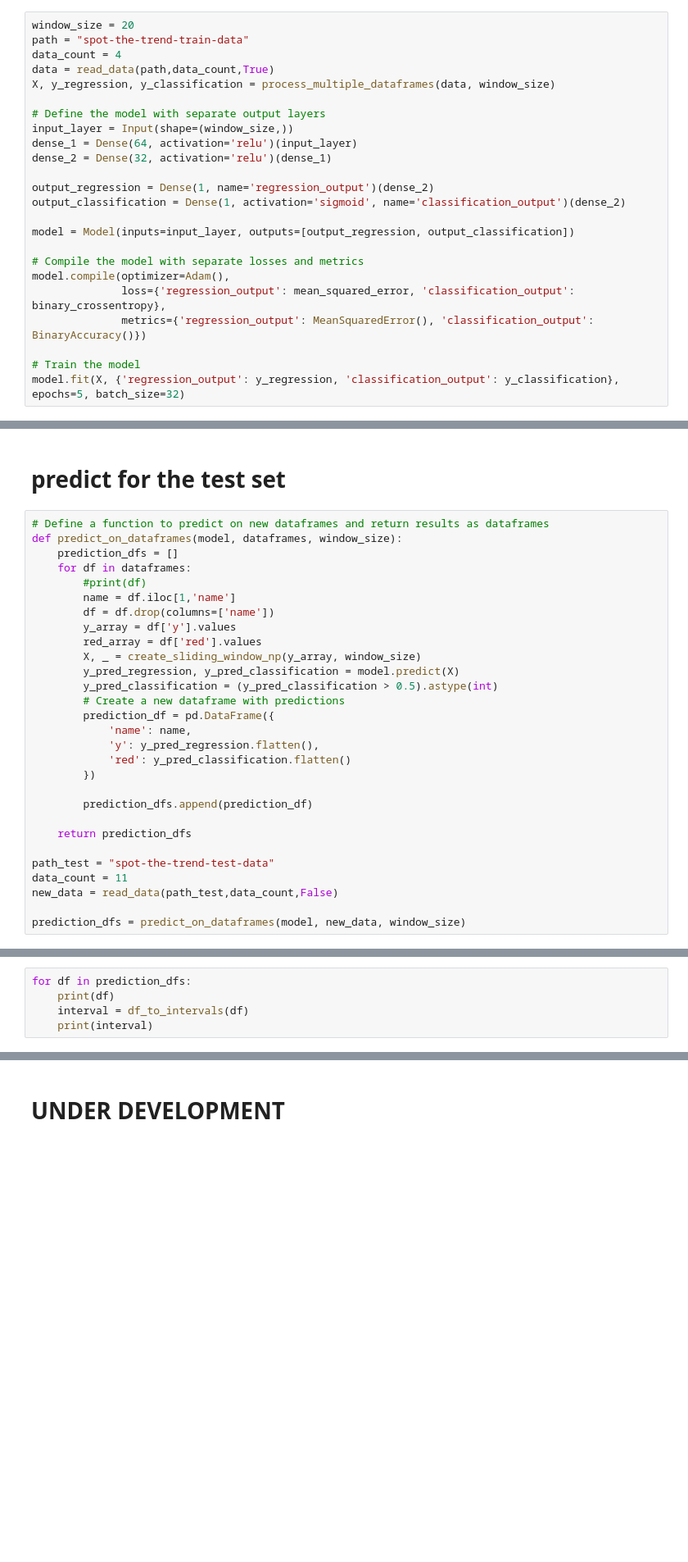
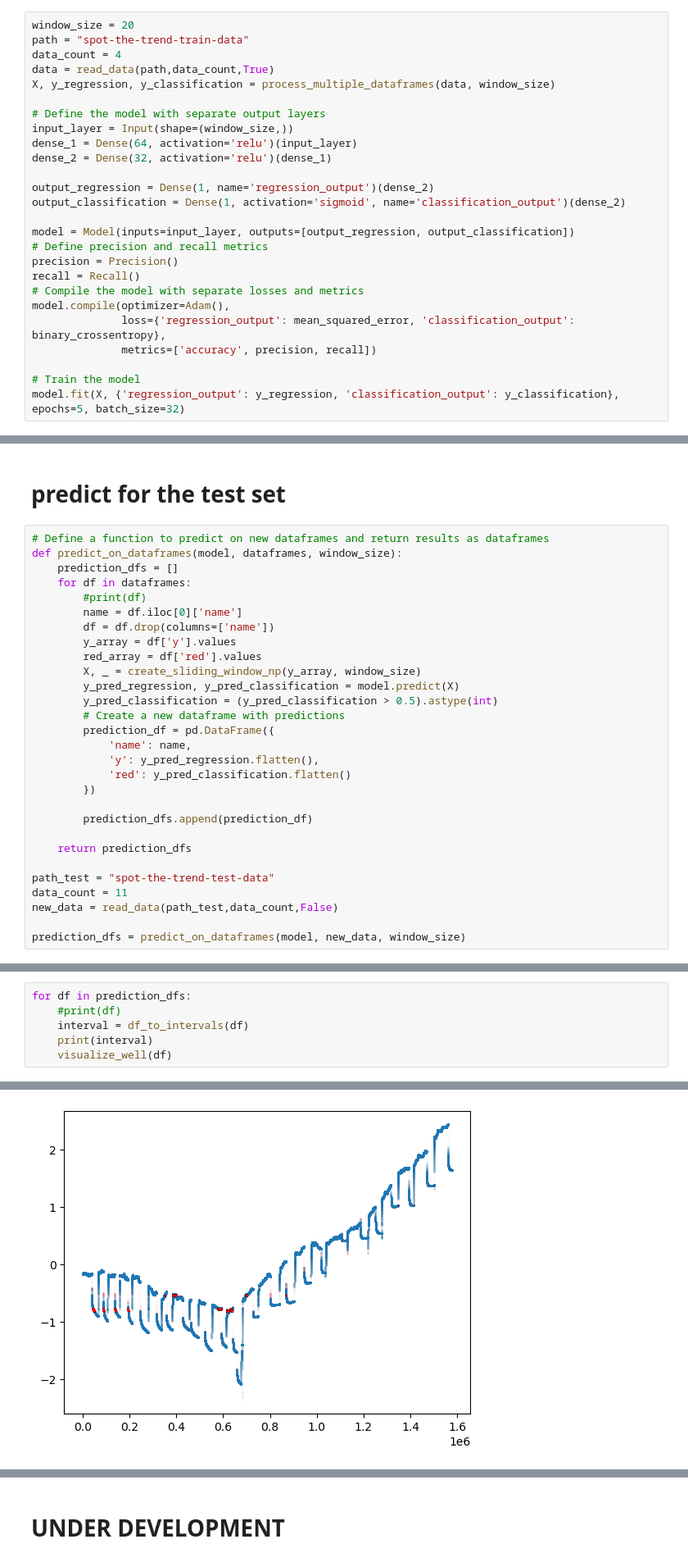
Before and after one commit to Ultimas/FirstShotOil, a Jupyter notebook: spot-the-trend-starter-notebook/double-nn.ipynb, the cells around one changed output, grey strips where cells are left out. Shown at 82% size. Saved outputs shown, nothing was run; the diff lists cells and outputs as text; blank space fills up the shorter version.

Commit message:
visualize_data added to utils.py double-nn ready

```diff
--- a/spot-the-trend-starter-notebook/double-nn.ipynb
+++ b/spot-the-trend-starter-notebook/double-nn.ipynb
@@ -87,11 +89,13 @@ output_regression = Dense(1, name='regression_output')(dense_2)
 output_classification = Dense(1, activation='sigmoid', name='classification_output')(dense_2)
 
 model = Model(inputs=input_layer, outputs=[output_regression, output_classification])
-
+# Define precision and recall metrics
+precision = Precision()
+recall = Recall()
 # Compile the model with separate losses and metrics
 model.compile(optimizer=Adam(),
               loss={'regression_output': mean_squared_error, 'classification_output': binary_crossentropy},
-              metrics={'regression_output': MeanSquaredError(), 'classification_output': BinaryAccuracy()})
+              metrics=['accuracy', precision, recall])
 
 # Train the model
 model.fit(X, {'regression_output': y_regression, 'classification_output': y_classification}, epochs=5, batch_size=32)
@@ -125,7 +132,7 @@ def predict_on_dataframes(model, dataframes, window_size):
     prediction_dfs = []
     for df in dataframes:
         #print(df)
-        name = df.iloc[1,'name']
+        name = df.iloc[0]['name']
         df = df.drop(columns=['name'])
         y_array = df['y'].values
         red_array = df['red'].values
@@ -169,6 +176,7 @@ oylrn.csv
 # %%
 for df in prediction_dfs:
-    print(df)
+    #print(df)
     interval = df_to_intervals(df)
     print(interval)
+    visualize_well(df)
 # %% [output]
@@ -191,0 +199 @@ for df in prediction_dfs:
+[figure, added]
```
Also changed, not shown: parts of 10 cells of this notebook, 1 other file.
